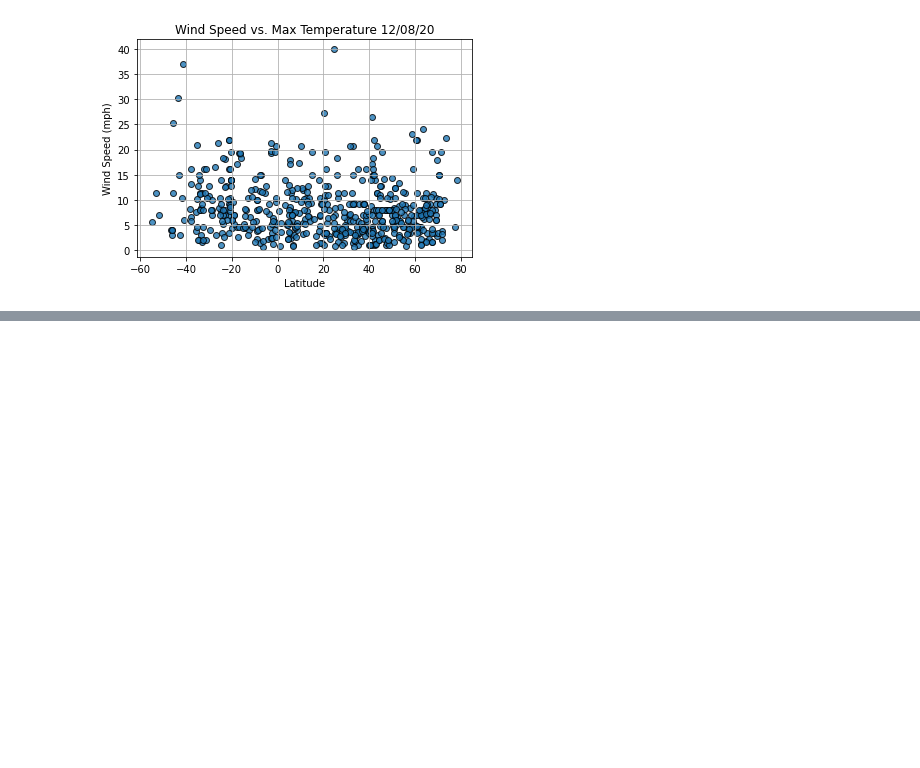
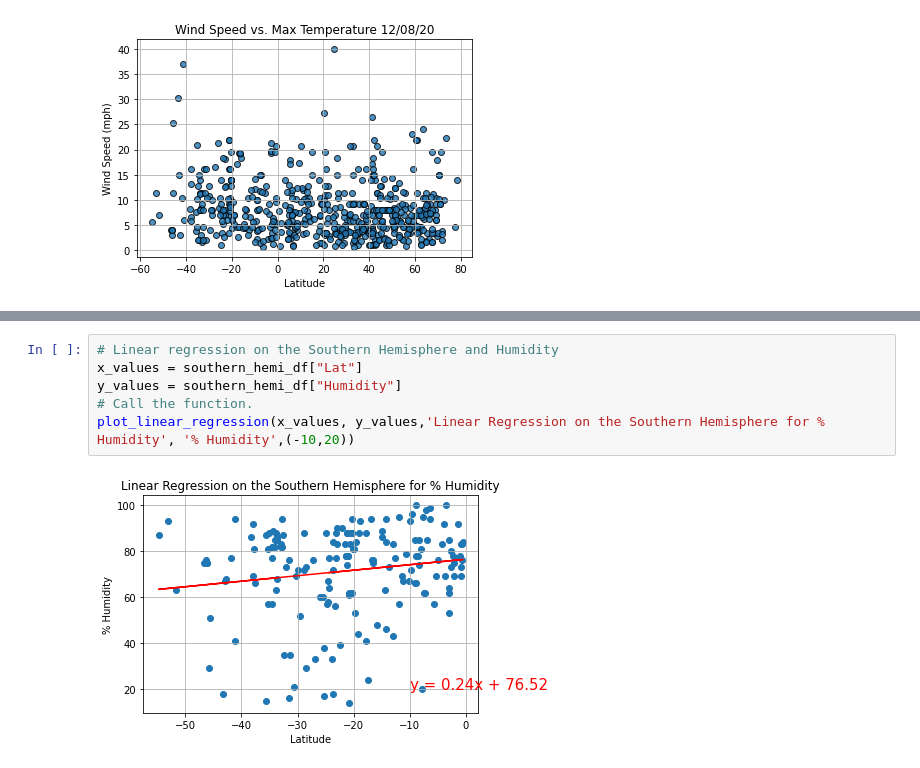
Before and after one commit to jvmastro/World_Weather_Analysis, a Jupyter notebook: WeatherPy.ipynb, the cells around one changed output, grey strips where cells are left out. Drawn from its saved outputs; the diff is of its cells as text; blank space fills up the shorter version.

```diff
--- a/WeatherPy.ipynb
+++ b/WeatherPy.ipynb
@@ -246,0 +331,8 @@ plt.show()
+# %%
+# Linear regression on the Southern Hemisphere and Humidity
+x_values = southern_hemi_df["Lat"]
+y_values = southern_hemi_df["Humidity"]
+# Call the function.
+plot_linear_regression(x_values, y_values,'Linear Regression on the Southern Hemisphere for % Humidity', '% Humidity',(-10,20))
+# %% [output]
+[figure, added]
```
Also changed, not shown: parts of 11 cells of this notebook.
